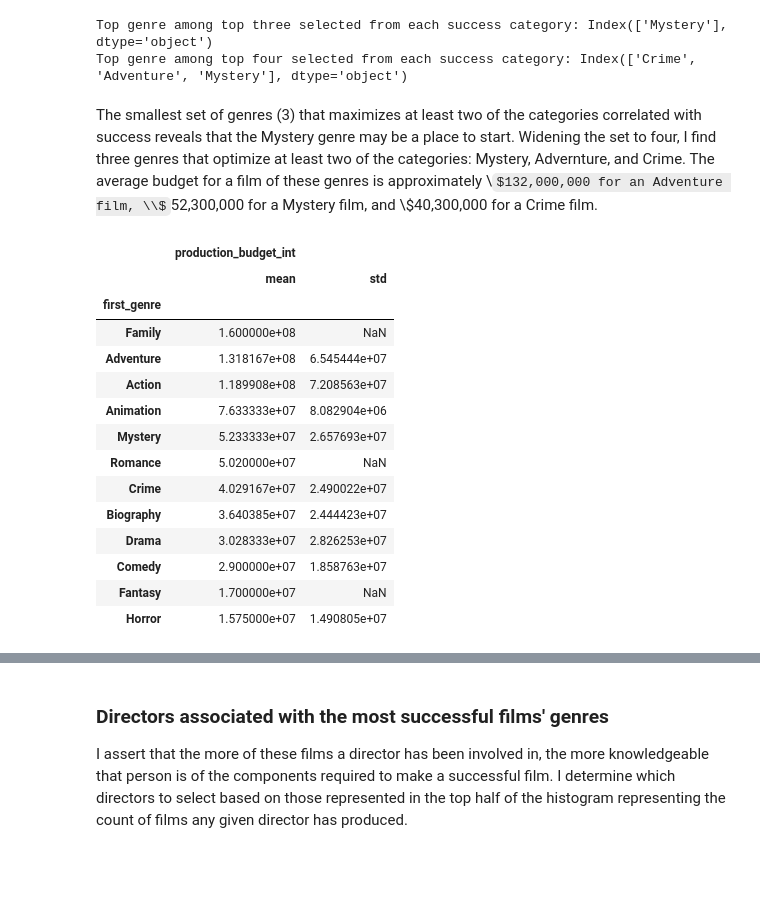
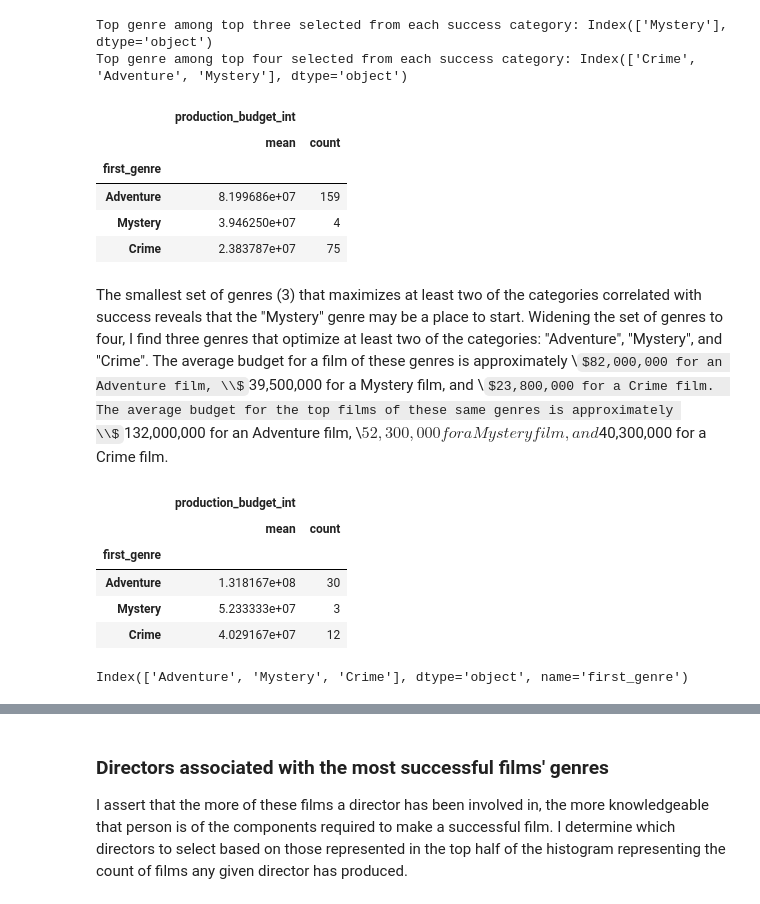
Before and after one commit to anonymous2020andbeyond/dsc-phase-1-project-v2-4, a Jupyter notebook: student.ipynb, the cells around one changed output, grey strips where cells are left out. Cells and saved outputs as stored; diff of their text form; code cells hidden in the pictures; some formulas as TeX source; blank space fills up the shorter version.

```diff
--- a/student.ipynb
+++ b/student.ipynb
@@ -515,22 +540,28 @@ Top genre among top four selected from each success category: Index(['Crime', 'A
+# %%
+aggregate_dict = {'production_budget_int':['mean','count']}
+imdb_genre_score_all = imdb_votesrates_budget_bak.groupby('first_genre').agg(aggregate_dict)
+
+top_genres = ['Adventure','Crime','Mystery']
+imdb_genre_score_all[imdb_genre_score_all.index.isin(top_genres) == True].sort_values([('production_budget_int','mean')],\
+                                                                                     ascending = False)
+# %% [output]
+|  | production_budget_int |  |
+|  | mean | count |
+| first_genre |  |  |
+| Adventure | 8.199686e+07 | 159 |
+| Mystery | 3.946250e+07 | 4 |
+| Crime | 2.383787e+07 | 75 |
 # %% [markdown]
-The smallest set of genres (3) that maximizes at least two of the categories correlated with success reveals that the Mystery genre may be a place to start. Widening the set to four, I find three genres that optimize at least two of the categories: Mystery, Advernture, and Crime.  The average budget for a film of these genres is approximately \\$132,000,000 for an Adventure film, \\$52,300,000  for a Mystery film, and \\$40,300,000 for a Crime film.
+The smallest set of genres (3) that maximizes at least two of the categories correlated with success reveals that the "Mystery" genre may be a place to start. Widening the set of genres to four, I find three genres that optimize at least two of the categories: "Adventure", "Mystery", and "Crime".  The average budget for a film of these genres is approximately \\$82,000,000 for an Adventure film, \\$39,500,000  for a Mystery film, and \\$23,800,000 for a Crime film.  The average budget for the top films of these same genres is approximately \\$132,000,000 for an Adventure film, \\$52,300,000 for a Mystery film, and $40,300,000 for a Crime film.
 # %%
-aggregate_dict = {'production_budget_int': ['mean','std']}
+aggregate_dict = {'production_budget_int': ['mean','count']}
 production_genre_aggregate = imdb_votesrates_budget_trunc.groupby('first_genre').agg(aggregate_dict)
-production_genre_aggregate.sort_values([('production_budget_int','mean')], ascending = False)
+production_genre_aggregate[production_genre_aggregate.index.isin(top_genres)==True].sort_values([('production_budget_int','mean')],\
+                                                                                                ascending = False)
 # %% [output]
 |  | production_budget_int |  |
-|  | mean | std |
+|  | mean | count |
 | first_genre |  |  |
-| Family | 1.600000e+08 | NaN |
-| Adventure | 1.318167e+08 | 6.545444e+07 |
-| Action | 1.189908e+08 | 7.208563e+07 |
-| Animation | 7.633333e+07 | 8.082904e+06 |
-| Mystery | 5.233333e+07 | 2.657693e+07 |
-| Romance | 5.020000e+07 | NaN |
-| Crime | 4.029167e+07 | 2.490022e+07 |
-| Biography | 3.640385e+07 | 2.444423e+07 |
-| Drama | 3.028333e+07 | 2.826253e+07 |
-| Comedy | 2.900000e+07 | 1.858763e+07 |
-| Fantasy | 1.700000e+07 | NaN |
-| Horror | 1.575000e+07 | 1.490805e+07 |
+| Adventure | 1.318167e+08 | 30 |
+| Mystery | 5.233333e+07 | 3 |
+| Crime | 4.029167e+07 | 12 |
@@ -536,0 +574,6 @@ production_genre_aggregate.sort_values([('production_budget_int','mean')], ascen
+# %%
+grouped = imdb_votesrates_budget_cp.groupby(['first_genre'])
+order = grouped.median()['production_budget_int'].sort_values(ascending = False).index
+order
+# %% [output]
+Index(['Adventure', 'Mystery', 'Crime'], dtype='object', name='first_genre')
```
Also changed, not shown: parts of 14 cells of this notebook, 7 other files.
